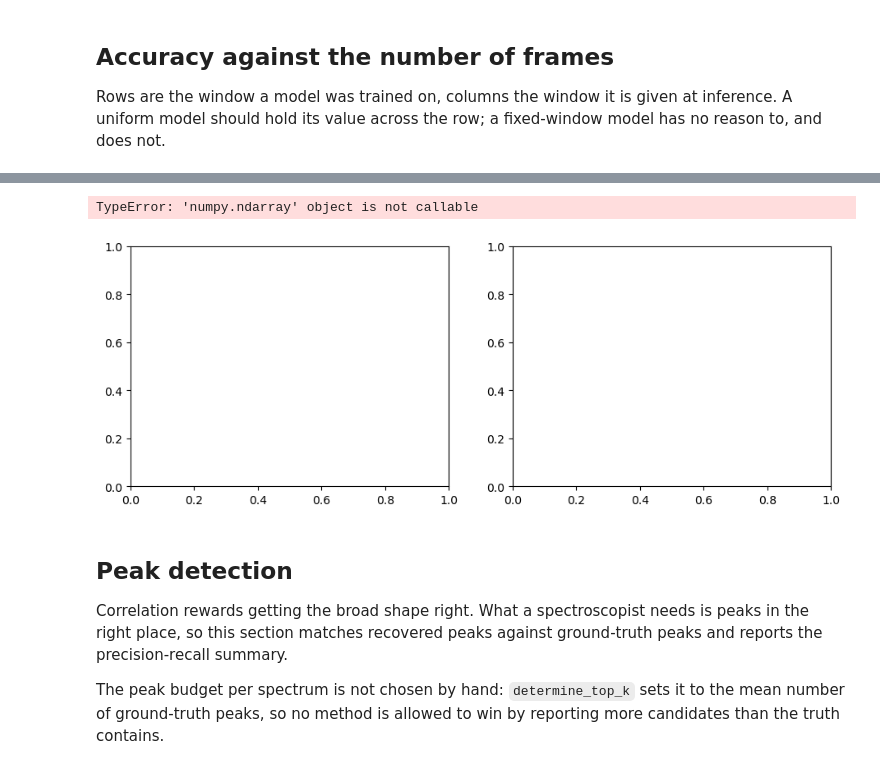
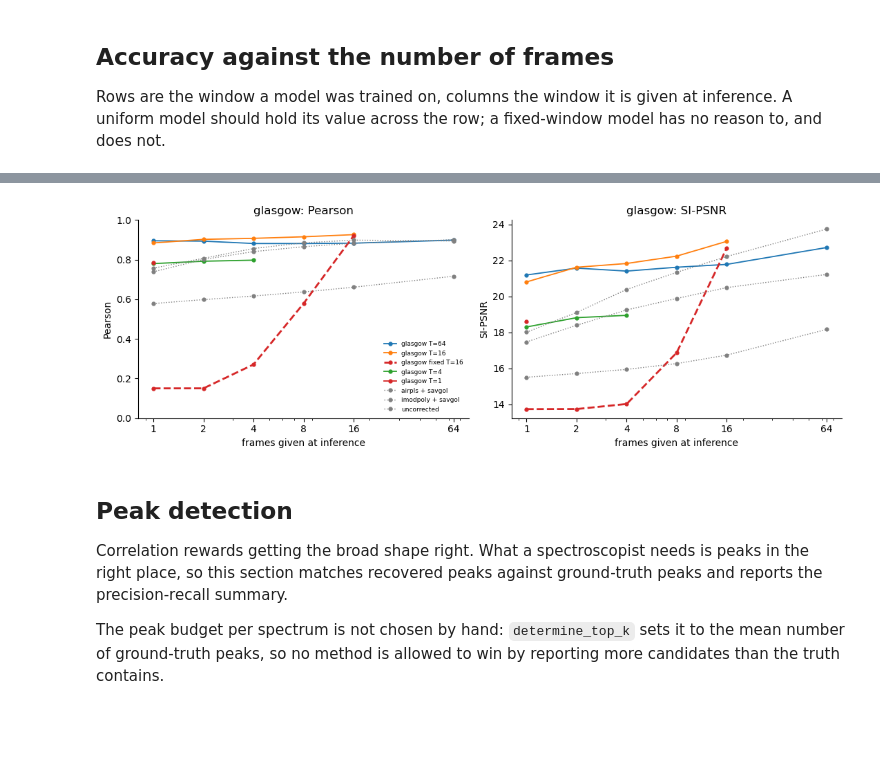
Before and after one commit to tmuird/lumos-vae, a Jupyter notebook: notebooks/evaluate.ipynb, the cells around one changed output, grey strips where cells are left out. Saved outputs shown, nothing was run; the diff lists cells and outputs as text; code cells hidden in the pictures; blank space fills up the shorter version.

```diff
--- a/notebooks/evaluate.ipynb
+++ b/notebooks/evaluate.ipynb
@@ -27,8 +26,8 @@ CHECKPOINT_DIRS = [
     Path(lumos.__file__).resolve().parent / "checkpoints",
 ]
 SPLIT = "test"
-EVAL_WINDOW = (400.0, 1800.0)      # common wavenumber range, None for the full axis
-T_GRID = [64, 16, 8, 4, 2, 1]      # frame counts to evaluate at
+EVAL_WINDOW = (400.0, 1800.0)  # common wavenumber range, None for the full axis
+T_GRID = [64, 16, 8, 4, 2, 1]  # frame counts to evaluate at
 N_FRAMES_MAX = max(T_GRID)
 
 DATA = Path("~/Developments/Raman/oracle/data/processed").expanduser()
@@ -37,19 +36,19 @@ CANCER = DATA / "cancer/cancer_nh2_16_noisy.zarr"
 PHARMA = DATA / "pharma/pharma_16_noisy.zarr"
 WHEAT = DATA / "wheat/wheat_16_subset_noisy.zarr"
 
-
 RUNS = [
     dict(label="glasgow T=64", zarr=GLASGOW, run="gm_u64_20260902_095956"),
     dict(label="glasgow T=16", zarr=GLASGOW, run="gm_u16_20260902_095930"),
     dict(label="glasgow T=4", zarr=GLASGOW, run="gm_u04_20260902_100021"),
     dict(label="glasgow T=1", zarr=GLASGOW, run="gm_t01_20260902_100046"),
     dict(label="glasgow fixed T=16", zarr=GLASGOW, run="gm_f16_20260902_100227"),
+    dict(label="glasgow T=16 epistemic", zarr=GLASGOW, run="gm_u16_epi4_20260921_135223"),
     #
-    dict(label="pharma T=64", zarr=PHARMA, run="ph_u64_20260903_001938"),
-    dict(label="pharma T=16", zarr=PHARMA, run="ph_u16_20260903_001938"),
-    dict(label="pharma T=4", zarr=PHARMA, run="ph_u04_20260903_001954"),
-    dict(label="pharma T=1", zarr=PHARMA, run="ph_t01_20260903_002017"),
-    dict(label="pharma fixed T=16", zarr=PHARMA, run="ph_f16_20260903_002053"),
+    # dict(label="pharma T=64", zarr=PHARMA, run="ph_u64_20260903_001938"),
+    # dict(label="pharma T=16", zarr=PHARMA, run="ph_u16_20260903_001938"),
+    # dict(label="pharma T=4", zarr=PHARMA, run="ph_u04_20260903_001954"),
+    # dict(label="pharma T=1", zarr=PHARMA, run="ph_t01_20260903_002017"),
+    # dict(label="pharma fixed T=16", zarr=PHARMA, run="ph_f16_20260903_002053"),
     #
     # dict(label="wheat T=64", zarr=WHEAT, run="wh_u64_20260903_002238"),
     # dict(label="wheat T=16", zarr=WHEAT, run="wh_u16_20260903_002220"),
@@ -58,7 +57,6 @@ RUNS = [
     # dict(label="wheat fixed T=16", zarr=WHEAT, run="wh_f16_20260903_115656"),
 
 ]
-
 
 TRAINED_EPOCHS = 2000
 
@@ -387,28 +397,28 @@ for ds in DATASETS:
 # %%
 fig, axes = plt.subplots(len(DATASETS), 2, figsize=(11, 3.8 * len(DATASETS)),
                          squeeze=False)
 for row, ds in enumerate(DATASETS):
     for ax, metric in zip(axes[row], ("Pearson", "SI-PSNR")):
         m = window_matrix(ds, metric)
         for k in m.index:
             v = m.loc[k].dropna()
             is_model = k in model_info
             ax.plot(v.index, v.values, marker="o", ms=3.5,
                     ls="--" if "fixed" in k else ("-" if is_model else ":"),
                     lw=2.0 if "fixed" in k else (1.3 if is_model else 1.0),
                     color="tab:red" if "fixed" in k else (None if is_model else "grey"),
                     label=k)
         ax.set(xscale="log", xlabel="frames given at inference", ylabel=metric,
                title=f"{ds}: {metric}")
-        ax.set_xticks(T_GRID); ax.set_xticklabels(T_GRID)
+        ax.set_xticks(T_GRID);
+        ax.set_xticklabels(T_GRID)
         ax.spines[["top", "right"]].set_visible(False)
     axes[row][0].set_ylim(0, 1)
     axes[row][0].legend(fontsize=6.5, frameon=False)
 plt.tight_layout()
 plt.show()
 # %% [output]
-TypeError: 'numpy.ndarray' object is not callable
-[figure, old version]
+[figure, new version]
 # %% [markdown]
 ## Peak detection
 
```
Also changed, not shown: parts of 42 cells of this notebook.
